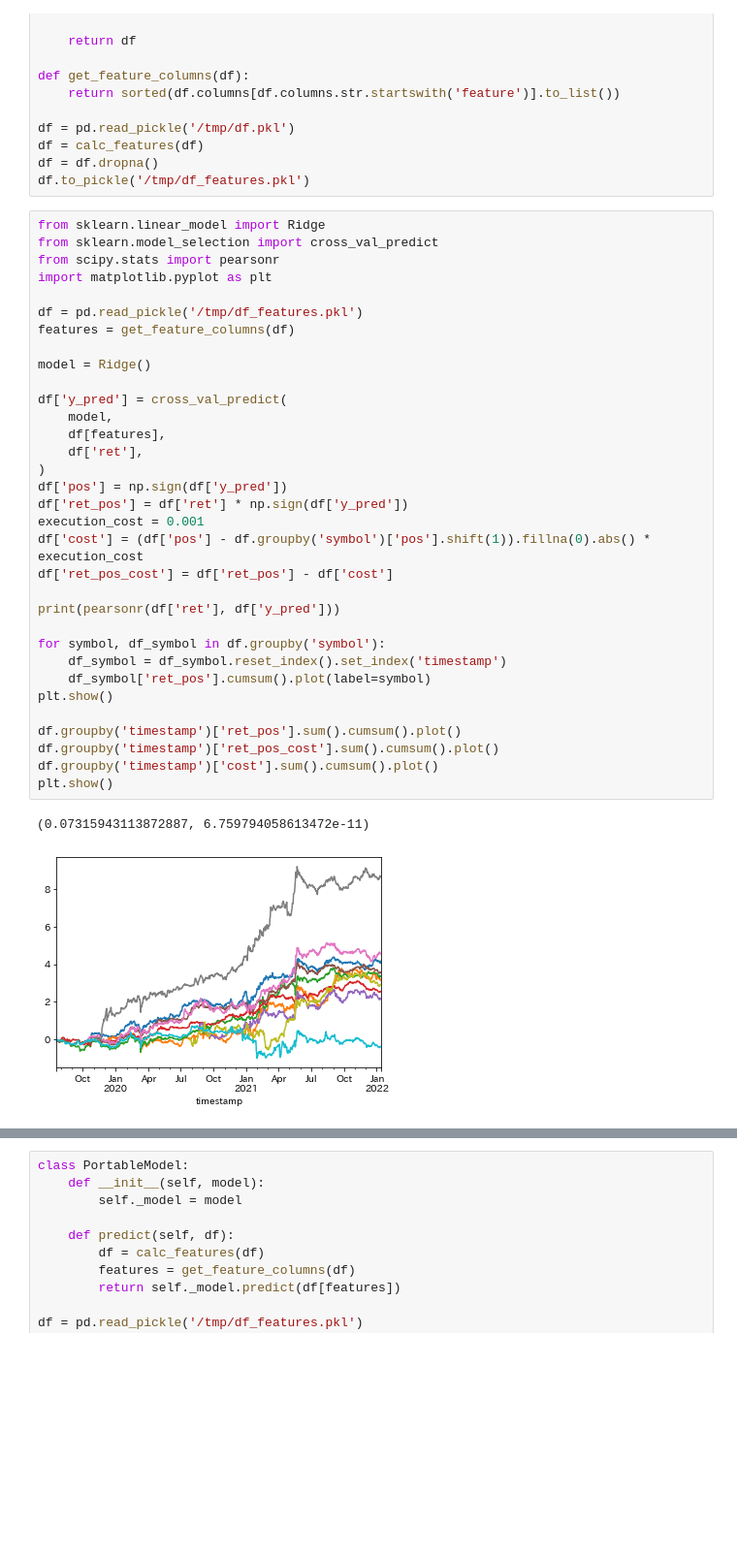
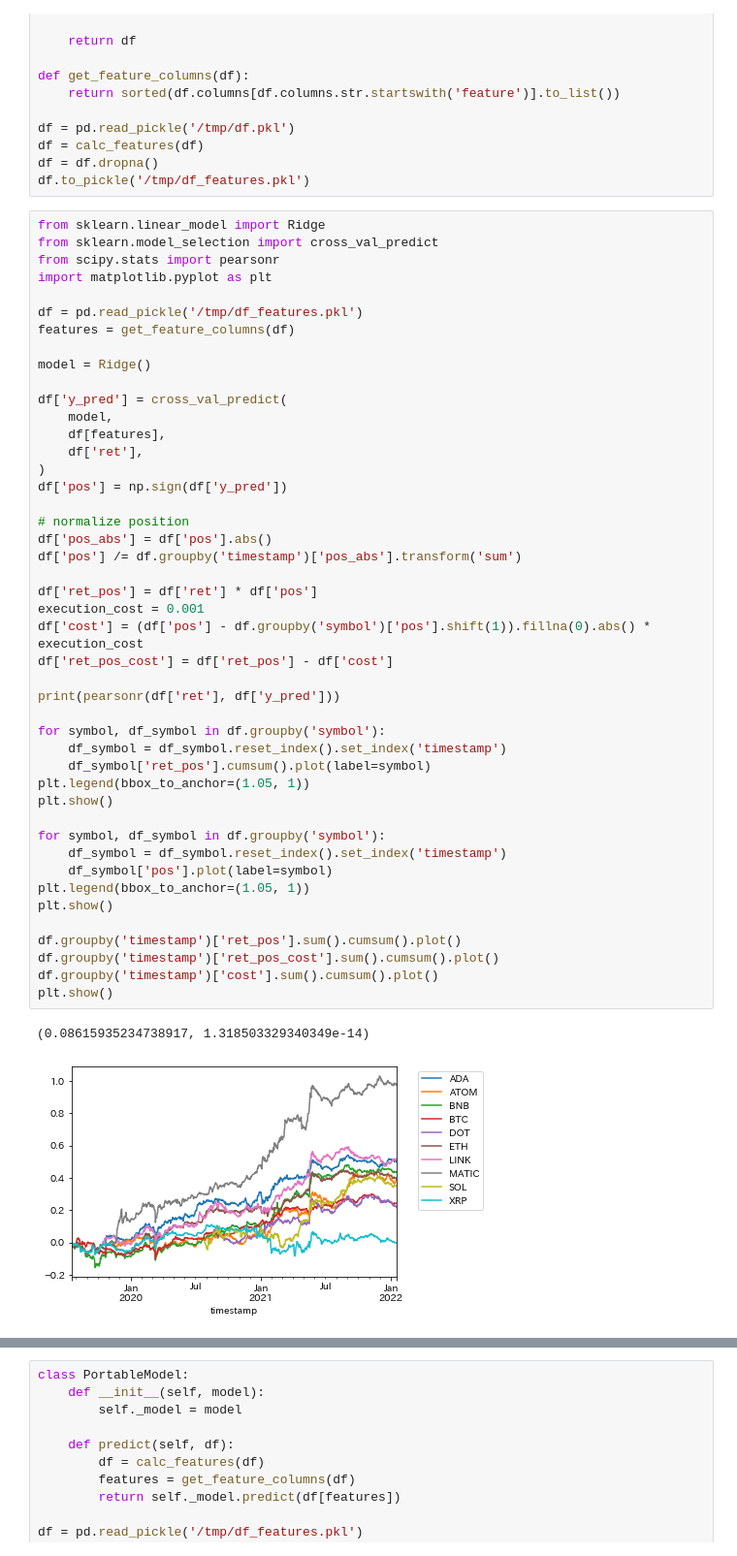
Before and after one commit to alphasea-dapp/alphasea-example-model, a Jupyter notebook: notebooks/model-train.ipynb, the cells around one changed output, grey strips where cells are left out. Shown: that part at 97% size. Drawn from its saved outputs; the diff is of its cells as text; blank space fills up the shorter version.

```diff
--- a/notebooks/model-train.ipynb
+++ b/notebooks/model-train.ipynb
@@ -54,33 +53,45 @@ from sklearn.model_selection import cross_val_predict
 from scipy.stats import pearsonr
 import matplotlib.pyplot as plt
 
 df = pd.read_pickle('/tmp/df_features.pkl')
 features = get_feature_columns(df)
 
 model = Ridge()
 
 df['y_pred'] = cross_val_predict(
     model,
     df[features],
     df['ret'],
 )
 df['pos'] = np.sign(df['y_pred'])
-df['ret_pos'] = df['ret'] * np.sign(df['y_pred'])
+
+# normalize position
+df['pos_abs'] = df['pos'].abs()
+df['pos'] /= df.groupby('timestamp')['pos_abs'].transform('sum')
+
+df['ret_pos'] = df['ret'] * df['pos']
 execution_cost = 0.001
 df['cost'] = (df['pos'] - df.groupby('symbol')['pos'].shift(1)).fillna(0).abs() * execution_cost
 df['ret_pos_cost'] = df['ret_pos'] - df['cost']
 
 print(pearsonr(df['ret'], df['y_pred']))
 
 for symbol, df_symbol in df.groupby('symbol'):
     df_symbol = df_symbol.reset_index().set_index('timestamp')
     df_symbol['ret_pos'].cumsum().plot(label=symbol)
+plt.legend(bbox_to_anchor=(1.05, 1))
+plt.show()
+
+for symbol, df_symbol in df.groupby('symbol'):
+    df_symbol = df_symbol.reset_index().set_index('timestamp')
+    df_symbol['pos'].plot(label=symbol)
+plt.legend(bbox_to_anchor=(1.05, 1))
 plt.show()
 
 df.groupby('timestamp')['ret_pos'].sum().cumsum().plot()
 df.groupby('timestamp')['ret_pos_cost'].sum().cumsum().plot()
 df.groupby('timestamp')['cost'].sum().cumsum().plot()
 plt.show()
 # %% [output]
-(0.07315943113872887, 6.759794058613472e-11)
+(0.08615935234738917, 1.318503329340349e-14)
-[figure, old version]
+[figure, new version]
```
Also changed, not shown: parts of 4 cells of this notebook, 2 other files.
